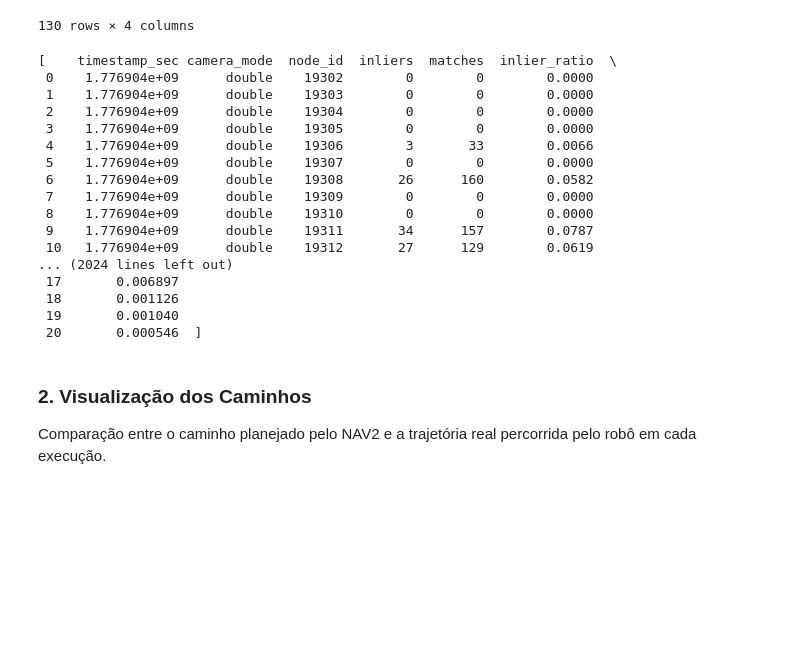
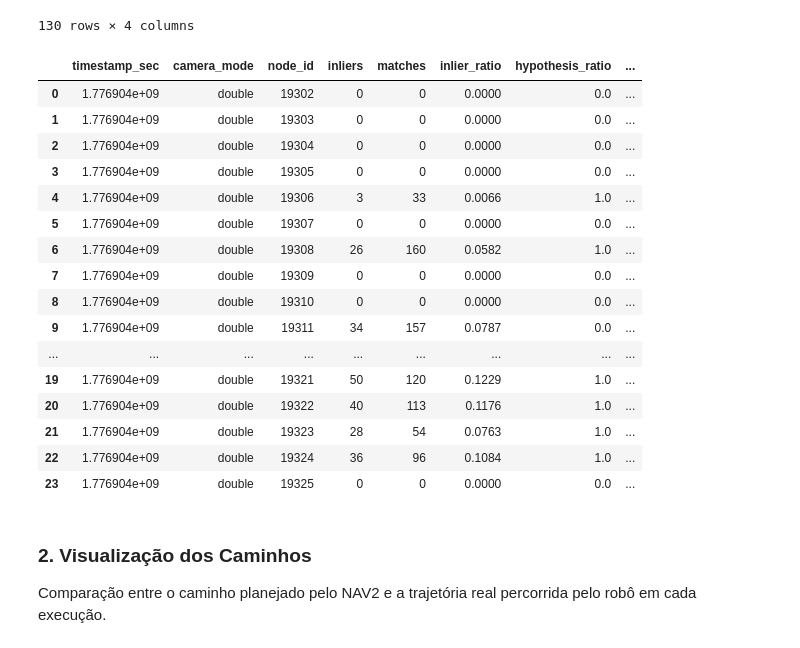
Before and after one commit to LucasLagoeiro/Multi-Cam-Localization-Benchmark, a Jupyter notebook: main.ipynb, the cells around one changed output. Saved outputs shown, nothing was run; the diff lists cells and outputs as text; code cells hidden in the pictures; blank space fills up the shorter version.

```diff
--- a/main.ipynb
+++ b/main.ipynb
@@ -69,27 +108,27 @@ plans_df[0]
 | 129 | 1 | 129 | 1.7481 | 1.7549 |
 130 rows × 4 columns
 # %%
-# Remove linhas onde a pose ainda não foi recebida (NaN)
-paths_df = [df.dropna(subset=['pos_x', 'pos_y']) for df in runs_loc_df]
-paths_df
+# Modificando o nome para paths_df
+paths_df = runs_loc_df
+paths_df[0]
 # %% [output]
-[    timestamp_sec camera_mode  node_id  inliers  matches  inlier_ratio  \
- 0    1.776904e+09      double    19302        0        0        0.0000
- 1    1.776904e+09      double    19303        0        0        0.0000
- 2    1.776904e+09      double    19304        0        0        0.0000
- 3    1.776904e+09      double    19305        0        0        0.0000
- 4    1.776904e+09      double    19306        3       33        0.0066
- 5    1.776904e+09      double    19307        0        0        0.0000
- 6    1.776904e+09      double    19308       26      160        0.0582
- 7    1.776904e+09      double    19309        0        0        0.0000
- 8    1.776904e+09      double    19310        0        0        0.0000
- 9    1.776904e+09      double    19311       34      157        0.0787
- 10   1.776904e+09      double    19312       27      129        0.0619
-... (2024 lines left out)
- 17       0.006897
- 18       0.001126
- 19       0.001040
- 20       0.000546  ]
+|  | timestamp_sec | camera_mode | node_id | inliers | matches | inlier_ratio | hypothesis_ratio | ... |
+| 0 | 1.776904e+09 | double | 19302 | 0 | 0 | 0.0000 | 0.0 | ... |
+| 1 | 1.776904e+09 | double | 19303 | 0 | 0 | 0.0000 | 0.0 | ... |
+| 2 | 1.776904e+09 | double | 19304 | 0 | 0 | 0.0000 | 0.0 | ... |
+| 3 | 1.776904e+09 | double | 19305 | 0 | 0 | 0.0000 | 0.0 | ... |
+| 4 | 1.776904e+09 | double | 19306 | 3 | 33 | 0.0066 | 1.0 | ... |
+| 5 | 1.776904e+09 | double | 19307 | 0 | 0 | 0.0000 | 0.0 | ... |
+| 6 | 1.776904e+09 | double | 19308 | 26 | 160 | 0.0582 | 1.0 | ... |
+| 7 | 1.776904e+09 | double | 19309 | 0 | 0 | 0.0000 | 0.0 | ... |
+| 8 | 1.776904e+09 | double | 19310 | 0 | 0 | 0.0000 | 0.0 | ... |
+| 9 | 1.776904e+09 | double | 19311 | 34 | 157 | 0.0787 | 0.0 | ... |
+| ... | ... | ... | ... | ... | ... | ... | ... | ... |
+| 19 | 1.776904e+09 | double | 19321 | 50 | 120 | 0.1229 | 1.0 | ... |
+| 20 | 1.776904e+09 | double | 19322 | 40 | 113 | 0.1176 | 1.0 | ... |
+| 21 | 1.776904e+09 | double | 19323 | 28 | 54 | 0.0763 | 1.0 | ... |
+| 22 | 1.776904e+09 | double | 19324 | 36 | 96 | 0.1084 | 1.0 | ... |
+| 23 | 1.776904e+09 | double | 19325 | 0 | 0 | 0.0000 | 0.0 | ... |
 # %% [markdown]
 ### 2. Visualização dos Caminhos
 
```
Also changed, not shown: parts of 27 cells of this notebook, 38 other files.
